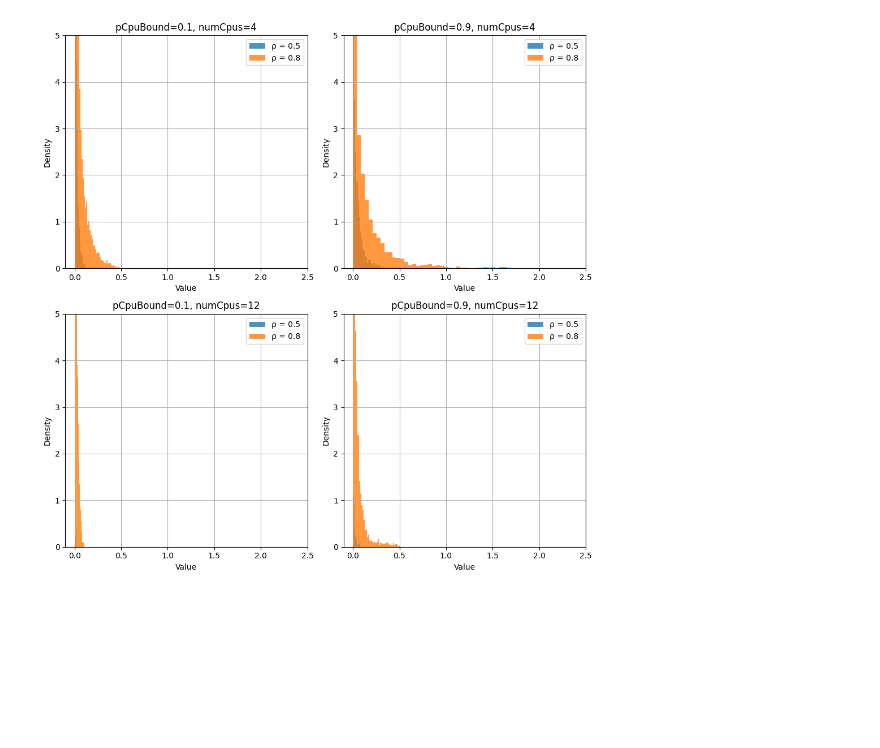
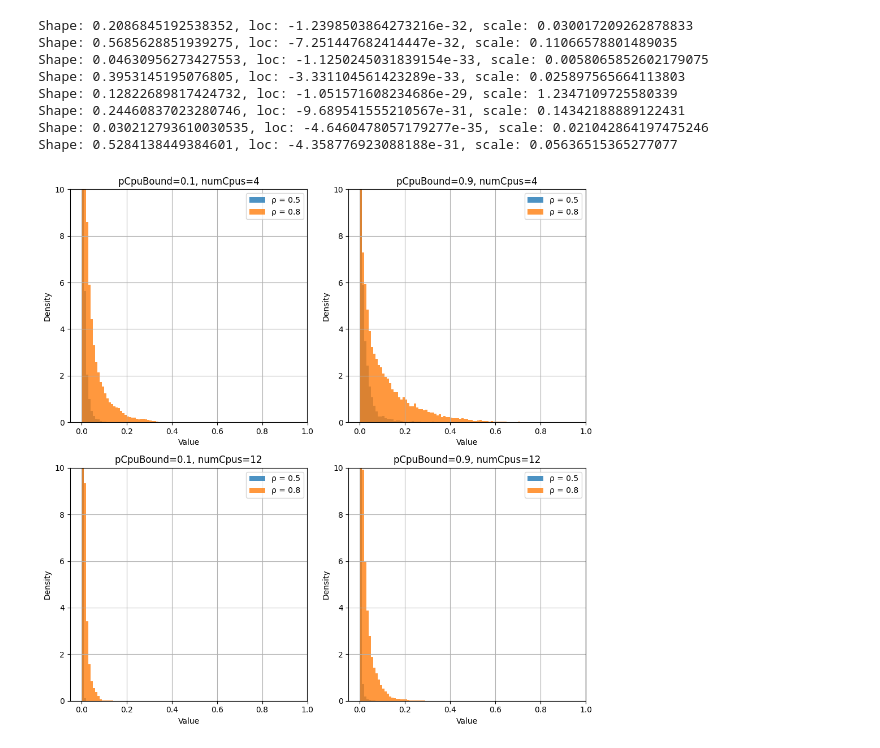
Before and after one commit to Sonic803/multi-core-sched, a Jupyter notebook: python/fcfsWait.ipynb, the cells around one changed output. Drawn from its saved outputs; the diff is of its cells as text; code cells hidden in the pictures; blank space fills up the shorter version.

```diff
--- a/python/fcfsWait.ipynb
+++ b/python/fcfsWait.ipynb
@@ -36,6 +36,7 @@ def importData(file):
         good_dict[measurement]={}
         good_dict[measurement]['measurement']=measurement
         good_dict[measurement]['parameters']=dict(item.split("=") for item in measurement.split(", "))
+        good_dict[measurement]['param']={a['name']: a['value'] for a in data[key]['parameters']}
         good_dict[measurement]['repetition']=int(repetition)
         # good_dict[measurement]['timeLimit']=int(timeLimit)
         good_dict[measurement]['modules']={}
@@ -49,8 +50,10 @@ def importData(file):
                 good_dict[measurement]['modules'][module] = {}
 
             good_dict[measurement]['modules'][module][name] = {}
-            good_dict[measurement]['modules'][module][name]["times"] = a["time"]
-            good_dict[measurement]['modules'][module][name]["values"] = a["value"]
+            good_dict[measurement]['modules'][module][name]["times"] = a["time"][:100000]
+            good_dict[measurement]['modules'][module][name]["values"] = a["value"][:100000]
+
+
 
 
 
@@ -83,7 +87,7 @@ $pCpuBound=0.9, $rho=0.8, $meanProcessDuration=200ms, $numCpus=12, $generationTy
 filter={
     "$pCpuBound"                : None,
     "$rho"                      : None,
-    "$meanProcessDuration"       : '200ms',
+    "$meanProcessDuration"       : '100ms',
     "$numCpus"                  : None,
     "$generationType"           : '"exponential"',
     "$durationType"             : '"exponential"',
@@ -174,8 +178,8 @@ fig, axs = plt.subplots(2, 2, figsize=(10, 10))
 maxXDict={}
 
 xFin={
-    '4':3,
-    '12':1
+    '4':2.6,
+    '12':2
 }
 
 for i, element in enumerate(filtered_array_rho):
@@ -208,7 +212,7 @@ for i, element in enumerate(filtered_array_rho):
     # ax.set_ylim(0, 1)
     ax.set_xlabel('Value')
     ax.set_ylabel('ECDF')
-    ax.set_title(measurementString)
+    ax.set_title(f'{measurementString}')
     ax.legend(loc='lower right')
     ax.grid(True)
 plt.tight_layout()
@@ -220,51 +224,75 @@ from scipy.stats import gamma
 
 # Assuming filtered_array, filtered_dict, and getMeasurement are already defined
 
 # Create subplots
 fig, axs = plt.subplots(2, 2, figsize=(10, 10))
 
 for i, element in enumerate(filtered_array_rho):
 
     for rhoNum, elementRho in enumerate(element):
 
-        values = elementRho['modules']["Computer.scheduler"][statistic]["values"]
+        values = elementRho["modules"]["Computer.scheduler"][statistic]["values"]
 
         measurement = elementRho["measurement"]
 
         # Fit Gamma distribution to the data
-        # shape, loc, scale = gamma.fit(values) # , floc=0)  # Force loc=0 for Gamma
+        shape, loc, scale = gamma.fit(values)#, floc=0)  # Force loc=0 for Gamma
 
-        # print(f"Shape: {shape}, loc: {loc}, scale: {scale}")
+        print(f"Shape: {shape}, loc: {loc}, scale: {scale}")
 
         # Plot histogram
         ax, measurementString = getMeasurement(axs, measurement)
-        ax.hist(values, bins=40, density=True, alpha=0.8, label=f'{rhoStrings[rhoNum]}',color=colors1[rhoNum])
+        ax.hist(
+            values,
+            bins=100,
+            range=(0, 1),
+            density=True,
+            alpha=0.8,
+            label=f"{rhoStrings[rhoNum]}",
+            color=colors1[rhoNum],
+        )
 
         # Plot fitted Gamma distribution
-        # shape=2
-        # scale=0.03
-        # x = np.linspace(min(values), max(values), 1000)
-        # pdf = gamma.pdf(x, shape, loc=loc, scale=scale)
+        x = np.linspace(min(values), max(values), 1000)
+        pdf = gamma.pdf(x, shape, loc=loc, scale=scale)
 
-        # lambd = 1/scale
-        # shape = round(shape, 2)
-        # lambd = round(lambd, 2)
-        # scale = round(scale, 2)
-        # ax.plot(x, pdf, '-', label=f'α = {shape}, θ = {scale}, λ = {lambd}',alpha=0.9,color=colors2[rhoNum])
+        lambd = 1 / scale
+        shape = round(shape, 2)
+        lambd = round(lambd, 2)
+        scale = round(scale, 2)
+        # ax.plot(
+        #     x,
+        #     pdf,
+        #     "-",
+        #     label=f"α = {shape}, θ = {scale}, λ = {lambd}",
+        #     alpha=0.9,
+        #     color=colors2[rhoNum],
+        # )
+        # ax.text(0,1-rhoNum,elementRho['param']['meanGenerationTime'])
+
+        # print(f"{elementRho['config']}")
 
     # Set labels and title
-    ax.set_xlabel('Value')
-    ax.set_ylabel('Density')
-    ax.set_xlim(-0.1,2.5)
-    ax.set_ylim(0,5)
+    ax.set_xlabel("Value")
+    ax.set_ylabel("Density")
+    ax.set_xlim(-0.05, 1)
+    ax.set_ylim(0, 10)
     ax.set_title(measurementString)
     ax.legend()
     ax.grid(True)
 
 plt.tight_layout()
 plt.show()
 # %% [output]
+Shape: 0.2086845192538352, loc: -1.2398503864273216e-32, scale: 0.030017209262878833
+Shape: 0.5685628851939275, loc: -7.251447682414447e-32, scale: 0.11066578801489035
+Shape: 0.04630956273427553, loc: -1.1250245031839154e-33, scale: 0.0058065852602179075
+Shape: 0.3953145195076805, loc: -3.331104561423289e-33, scale: 0.025897565664113803
+Shape: 0.12822689817424732, loc: -1.051571608234686e-29, scale: 1.2347109725580339
+Shape: 0.24460837023280746, loc: -9.689541555210567e-31, scale: 0.14342188889122431
+Shape: 0.030212793610030535, loc: -4.6460478057179277e-35, scale: 0.021042864197475246
+Shape: 0.5284138449384601, loc: -4.358776923088188e-31, scale: 0.05636515365277077
-[figure, old version]
+[figure, new version]
 # %%
 import numpy as np
 import matplotlib.pyplot as plt
```
Also changed, not shown: parts of 12 cells of this notebook, 7 other files.
